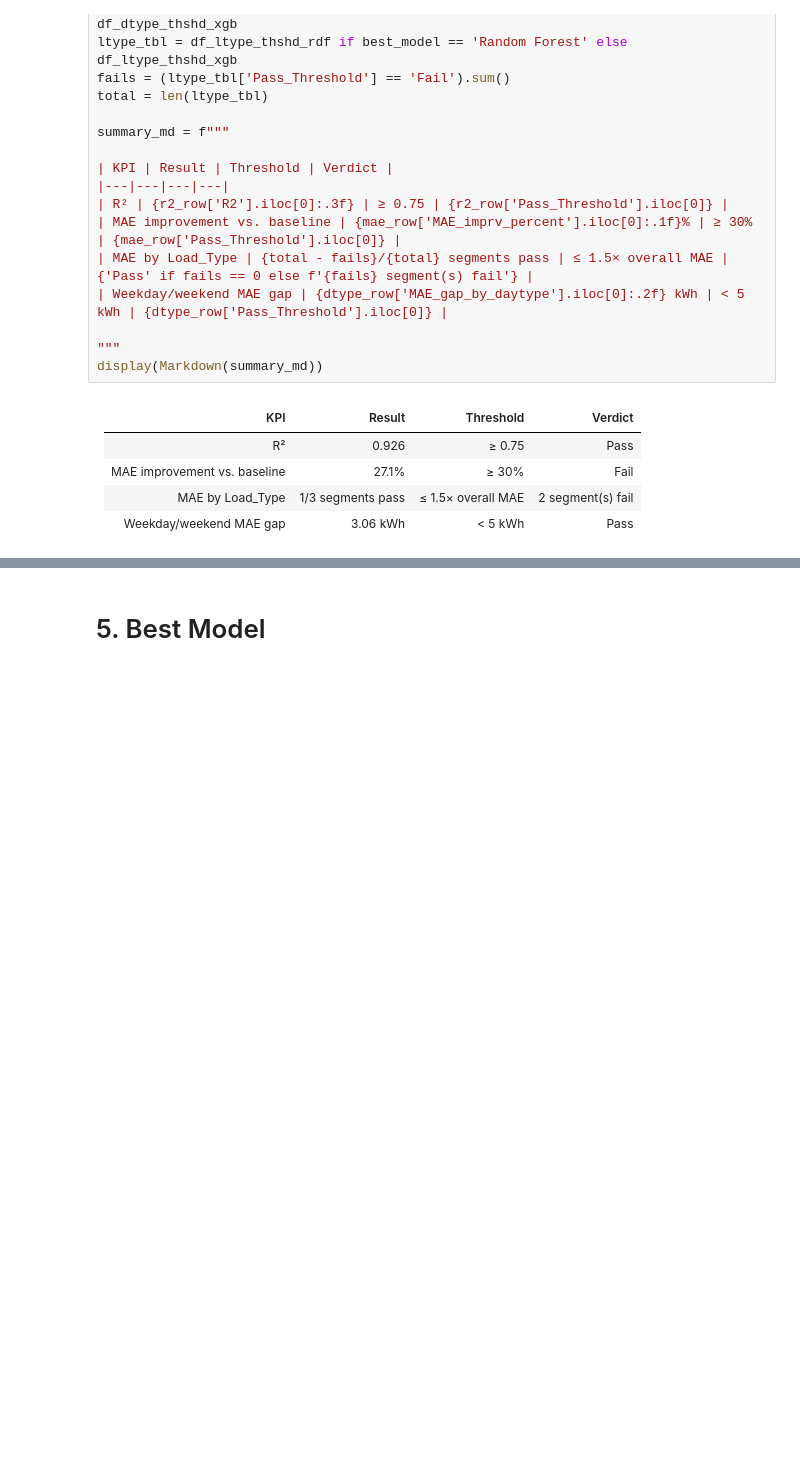
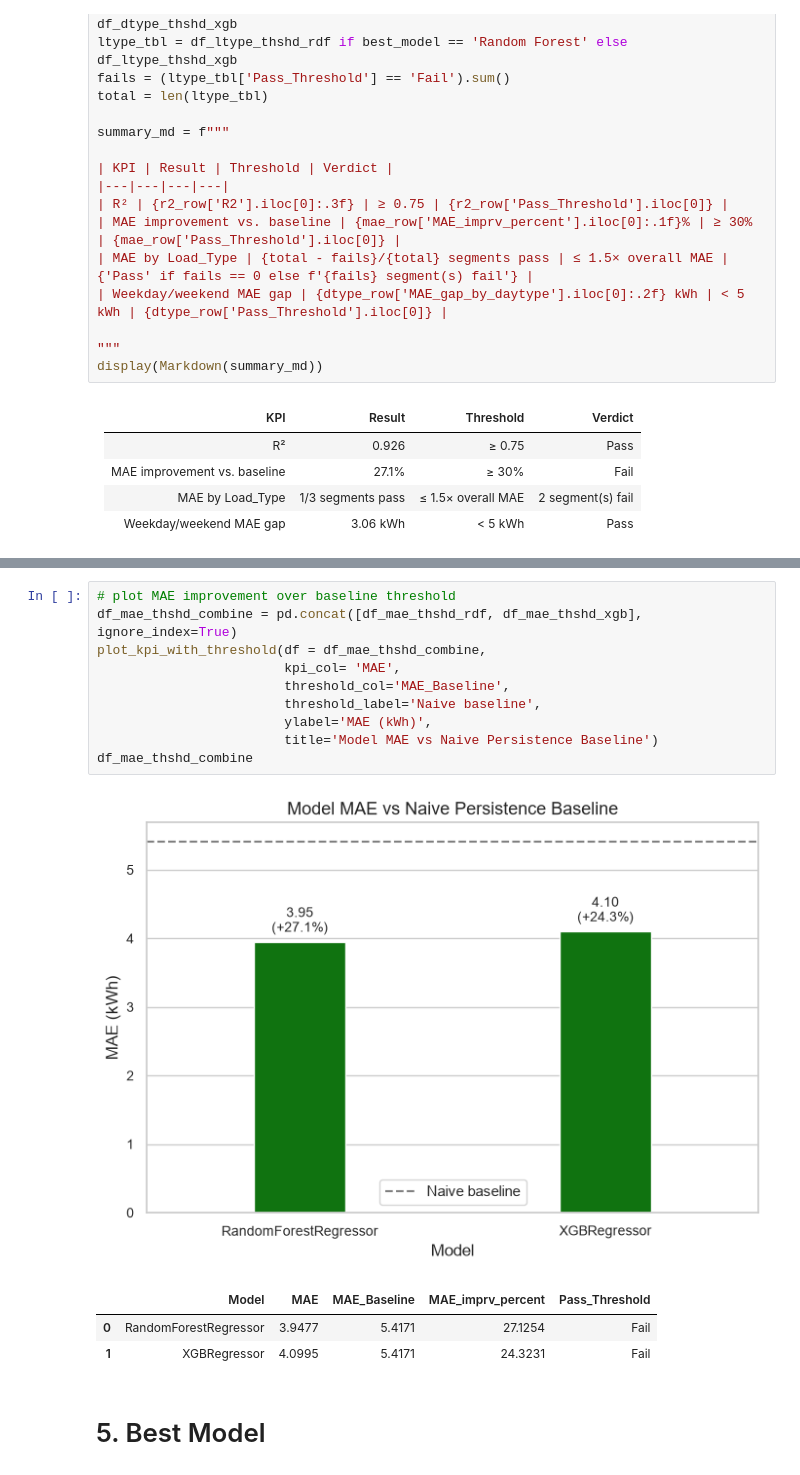
Before and after one commit to OctaviaMay/Steel-Industry-Energy-Consumption, a Jupyter notebook: notebooks/04_model_evaluation.ipynb, the cells around one changed output, grey strips where cells are left out. Cells and saved outputs as stored; diff of their text form; blank space fills up the shorter version.

```diff
--- a/notebooks/04_model_evaluation.ipynb
+++ b/notebooks/04_model_evaluation.ipynb
@@ -273,3 +285,18 @@ display(Markdown(summary_md))
+# %%
+# plot MAE improvement over baseline threshold
+df_mae_thshd_combine = pd.concat([df_mae_thshd_rdf, df_mae_thshd_xgb], ignore_index=True)
+plot_kpi_with_threshold(df = df_mae_thshd_combine,
+                        kpi_col= 'MAE',
+                        threshold_col='MAE_Baseline',
+                        threshold_label='Naive baseline',
+                        ylabel='MAE (kWh)',
+                        title='Model MAE vs Naive Persistence Baseline')
+df_mae_thshd_combine
+# %% [output]
+[figure, added]
+|  | Model | MAE | MAE_Baseline | MAE_imprv_percent | Pass_Threshold |
+| 0 | RandomForestRegressor | 3.9477 | 5.4171 | 27.1254 | Fail |
+| 1 | XGBRegressor | 4.0995 | 5.4171 | 24.3231 | Fail |
 # %% [markdown]
 # 5. Best Model
 # %% [markdown]
```
Also changed, not shown: parts of 3 cells of this notebook, 2 other files.
